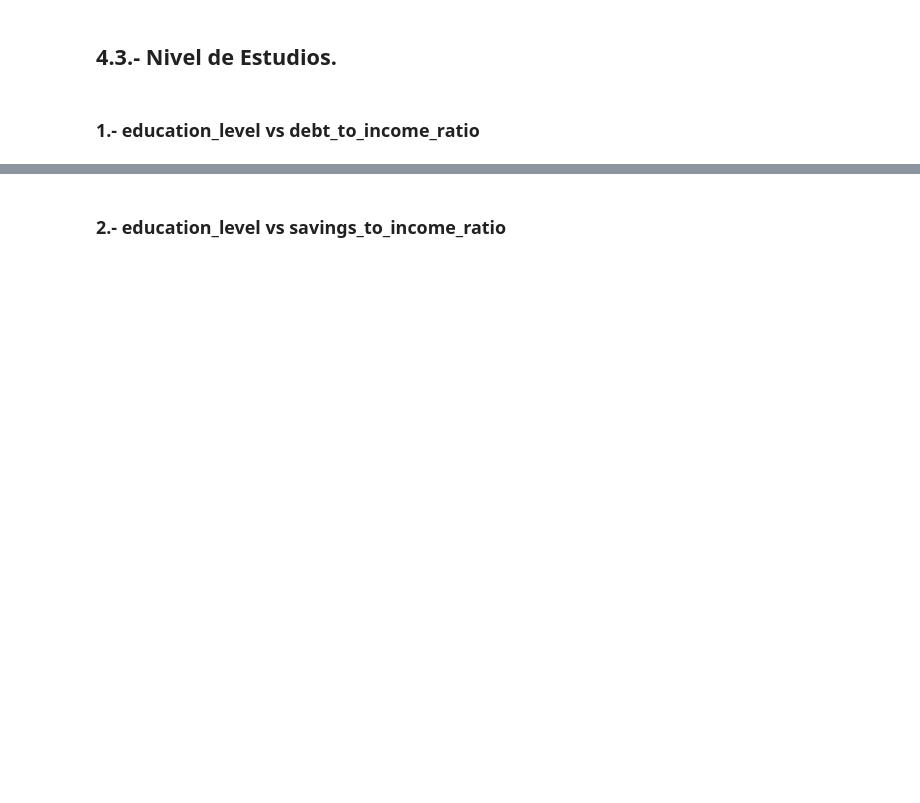
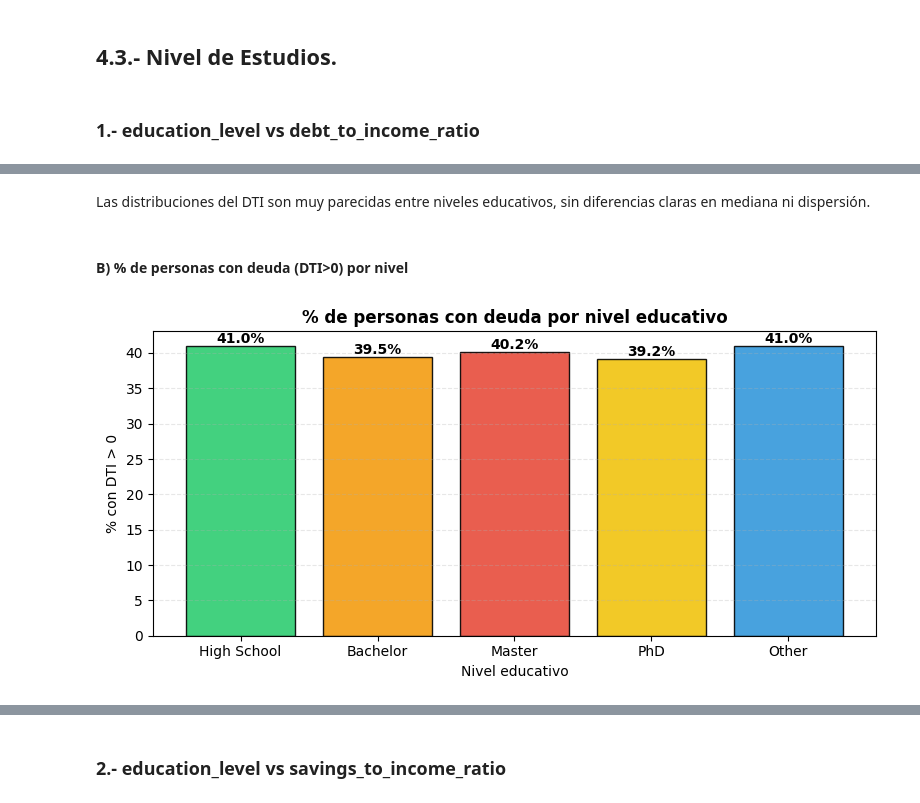
Before and after one commit to RogerFernando98/Big-4-Financial-Risk-Insights-2020-2025-, a Jupyter notebook: notebooks/3_eda.ipynb, the cells around one changed output, grey strips where cells are left out. Drawn from its saved outputs; the diff is of its cells as text; code cells hidden in the pictures; blank space fills up the shorter version.

```diff
--- a/notebooks/3_eda.ipynb
+++ b/notebooks/3_eda.ipynb
@@ -910,0 +940,22 @@ pct_df.round(2)
+# %% [markdown]
+Las distribuciones del DTI son muy parecidas entre niveles educativos, sin diferencias claras en mediana ni dispersión.
+# %% [markdown]
+#### B) % de personas con deuda (DTI>0) por nivel
+# %%
+pct_deuda = (df_ed.assign(has_debt = df_ed["DTI"] > 0)
+             .groupby("edu")["has_debt"].mean()
+             .reindex(orden_ed)
+             .mul(100))
+
+plt.figure(figsize=(8,4))
+bars = plt.bar(pct_deuda.index.astype(str), pct_deuda.values,
+               color=[color_activos, color_extra1, color_churned, color_extra2, color_total],
+               alpha=0.9, edgecolor='black', linewidth=1.0)
+plt.title("% de personas con deuda por nivel educativo", fontweight='bold')
+plt.ylabel("% con DTI > 0"); plt.xlabel("Nivel educativo")
+plt.grid(axis='y', alpha=.3, linestyle='--')
+for b,v in zip(bars, pct_deuda.values):
+    plt.text(b.get_x()+b.get_width()/2., v, f"{v:.1f}%", ha='center', va='bottom', fontweight='bold')
+plt.tight_layout(); plt.show()
+# %% [output]
+[figure, added]
```
Also changed, not shown: parts of 17 cells of this notebook.
